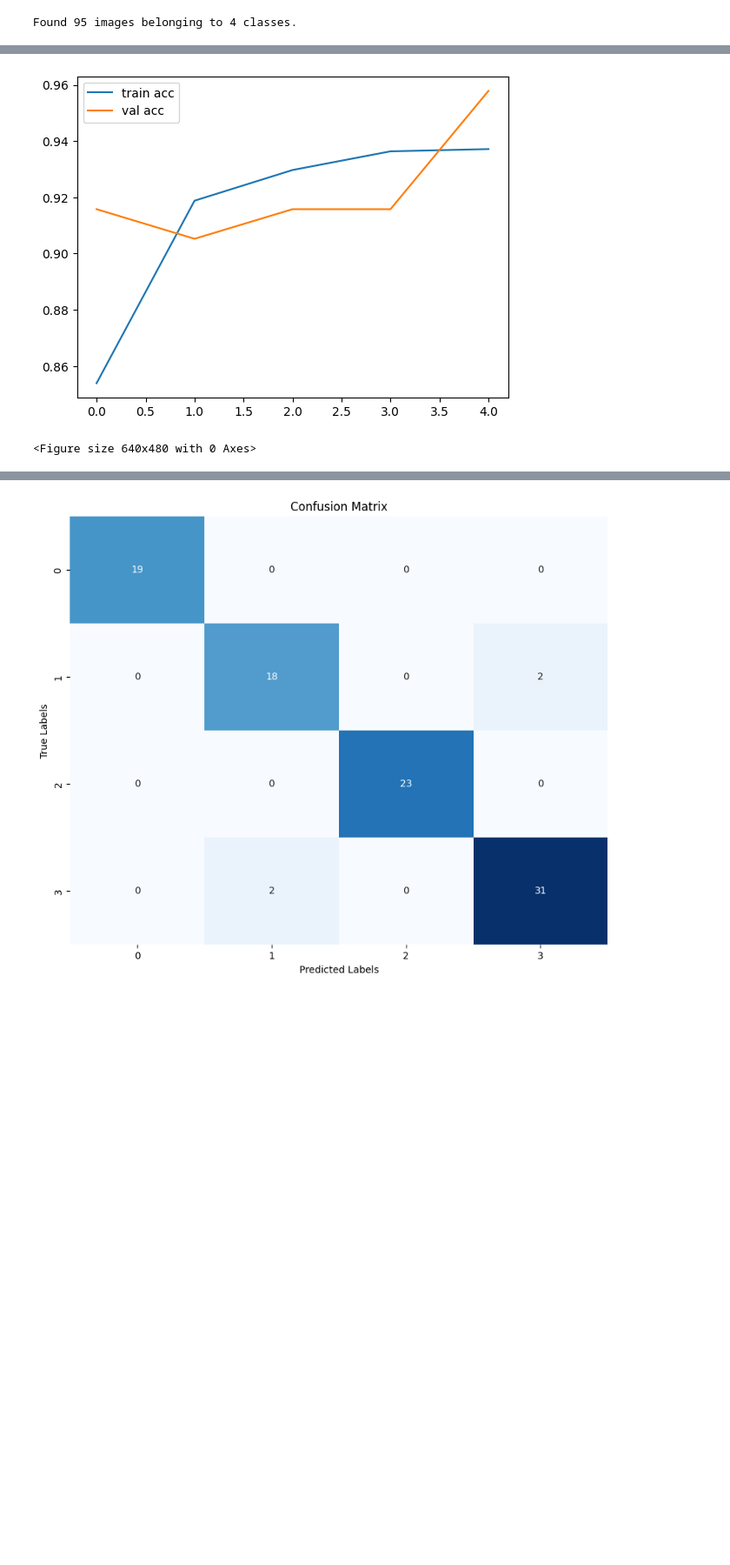
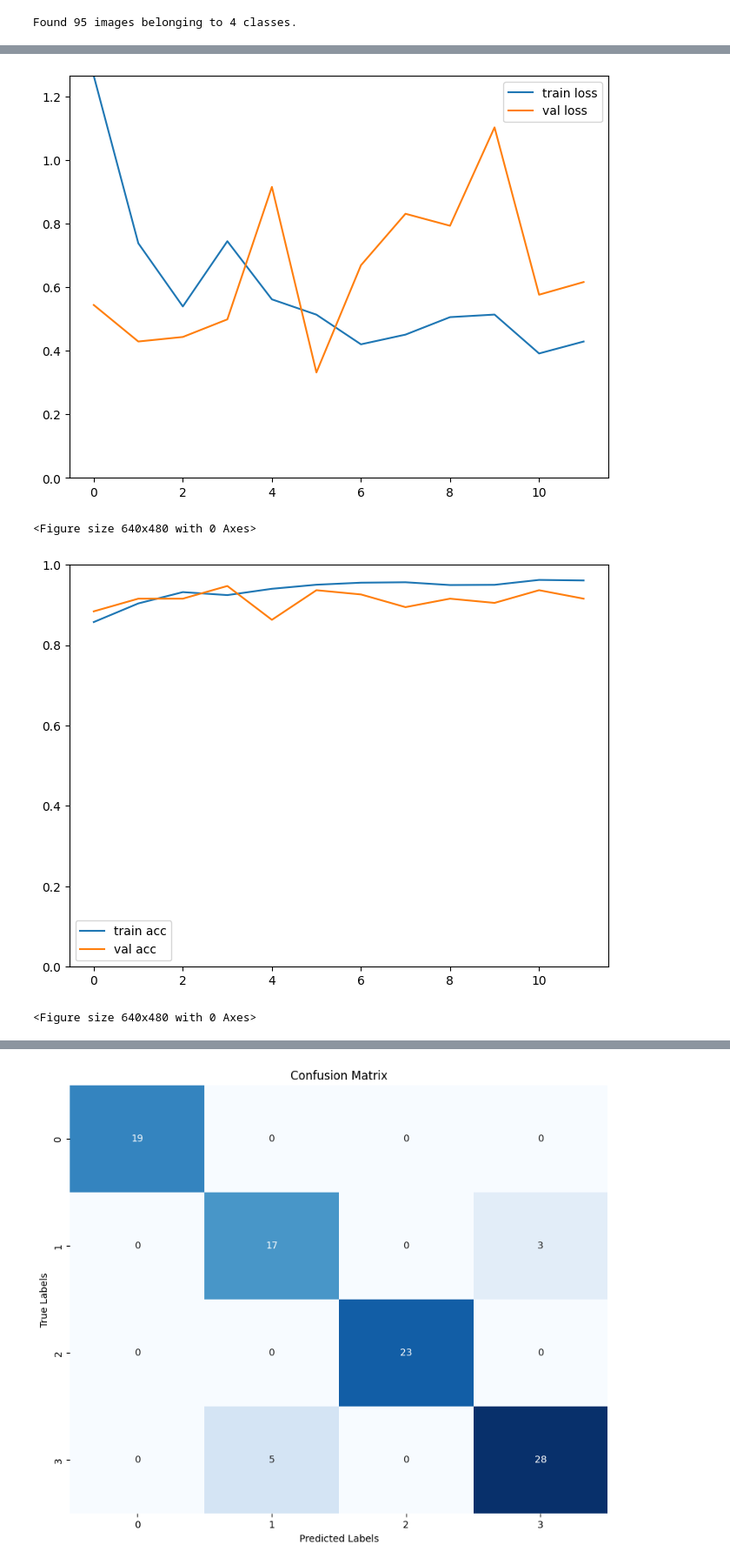
Before and after one commit to samratabduljalil/AgriCareHub, a Jupyter notebook: Model building code/corn-leaf-disease-final-version.ipynb, the cells around one changed output, grey strips where cells are left out. Shown: that part at 87% size. Drawn from its saved outputs; the diff is of its cells as text; code cells hidden in the pictures; blank space fills up the shorter version.

```diff
--- a/Model building code/corn-leaf-disease-final-version.ipynb
+++ b/Model building code/corn-leaf-disease-final-version.ipynb
@@ -127,7 +127,7 @@ import tensorflow as tf
 
 class StopTrainingCallback(tf.keras.callbacks.Callback):
     def on_epoch_end(self, epoch, logs={}):
-        if logs.get('val_accuracy') >= 0.95:
+        if logs.get('val_accuracy') >= 0.96:
             print("\nReached 95% validation accuracy. Stopping training.")
             self.model.stop_training = True
 
@@ -139,7 +139,7 @@ stop_training_callback = StopTrainingCallback()
 r = model.fit(
   training_set,
   validation_data=test_set,
-  epochs=19,
+  epochs=12,
   steps_per_epoch=len(training_set),
   validation_steps=len(test_set),
   callbacks=[stop_training_callback]
@@ -161,16 +168,40 @@ Reached 95% validation accuracy. Stopping training.
 # %%
 import matplotlib.pyplot as plt
-# %%
-
-# plot the accuracy
-plt.plot(r.history['accuracy'], label='train acc')
-plt.plot(r.history['val_accuracy'], label='val acc')
-plt.legend()
-plt.show()
-plt.savefig('AccVal_acc')
-# %% [output]
-[figure, removed]
-<Figure size 640x480 with 0 Axes>
+# %%
+import matplotlib.pyplot as plt
+
+# Set figure size
+plt.figure(figsize=(8, 6))  # Adjust the width and height as needed
+
+# Plot the loss
+plt.plot(r.history['loss'], label='train loss')
+plt.plot(r.history['val_loss'], label='val loss')
+plt.legend()
+
+# Set y-axis limits from 0 to the maximum loss
+plt.ylim(0, max(max(r.history['loss']), max(r.history['val_loss'])))
+
+plt.show()
+plt.savefig('LossVal_loss')
+
+# Set figure size
+plt.figure(figsize=(8, 6))  # Adjust the width and height as needed
+
+# Plot the accuracy
+plt.plot(r.history['accuracy'], label='train acc')
+plt.plot(r.history['val_accuracy'], label='val acc')
+plt.legend()
+
+# Set y-axis limits from 0 to 1 (accuracy ranges from 0 to 1)
+plt.ylim(0, 1)
+
+plt.show()
+plt.savefig('AccVal_acc')
+# %% [output]
+[figure, added]
+<Figure size 640x480 with 0 Axes>
+[figure, added]
+<Figure size 640x480 with 0 Axes>
 # %%
 # save it as a h5 file
 
```
Also changed, not shown: parts of 6 cells of this notebook.
